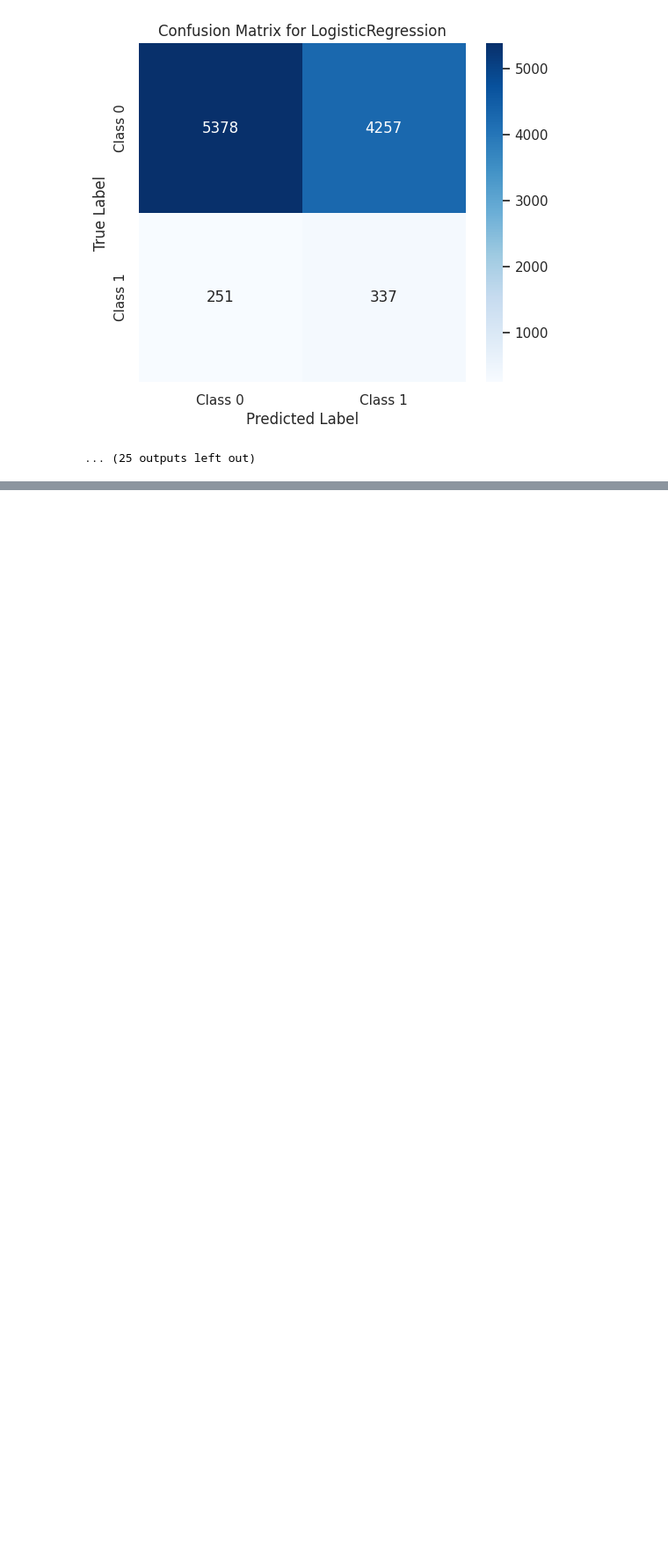
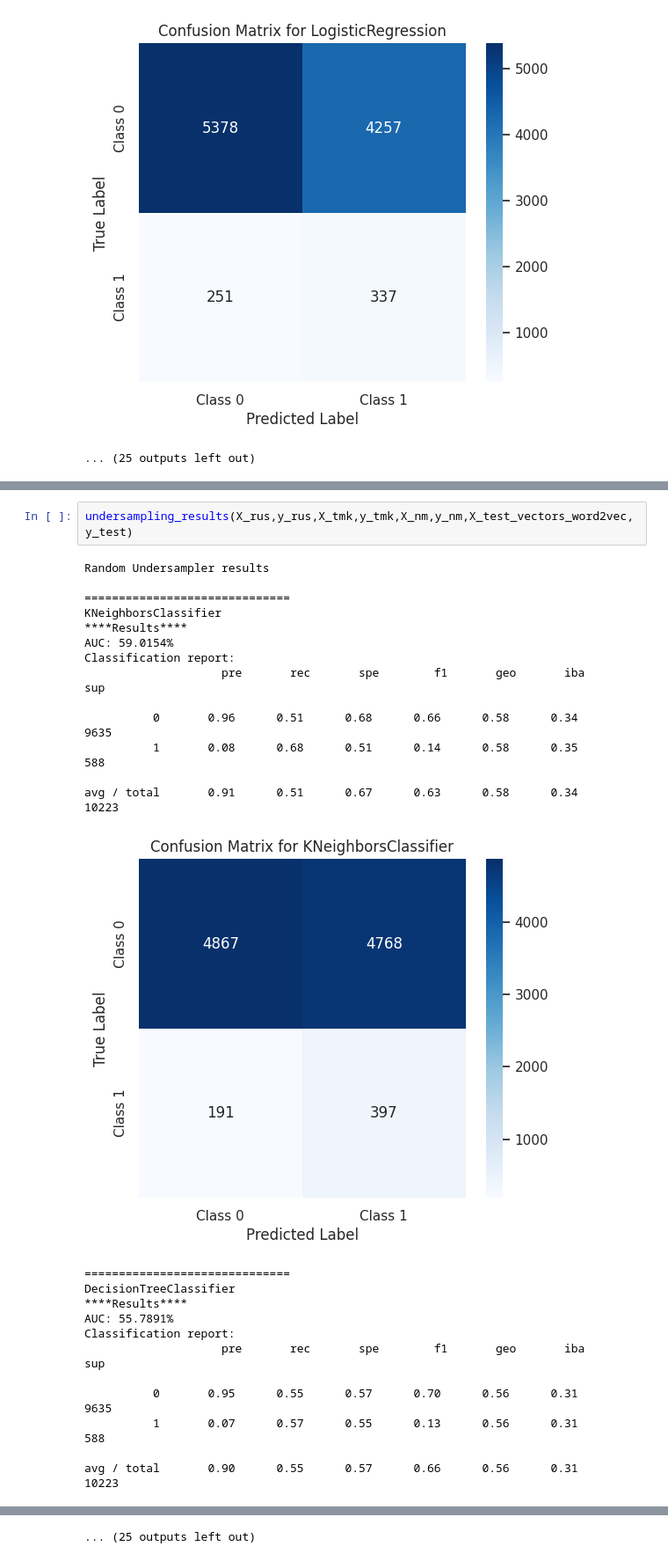
Before and after one commit to dev-69/MajorProject, a Jupyter notebook: UnderSamplingNotebookk.ipynb, the cells around one changed output, grey strips where cells are left out. Shown at 88% size. Drawn from its saved outputs; the diff is of its cells as text; blank space fills up the shorter version.

```diff
--- a/UnderSamplingNotebookk.ipynb
+++ b/UnderSamplingNotebookk.ipynb
@@ -746,0 +823,28 @@ avg / total       0.90      0.56      0.57      0.67      0.57      0.32     102
+# %%
+undersampling_results(X_rus,y_rus,X_tmk,y_tmk,X_nm,y_nm,X_test_vectors_word2vec,y_test)
+# %% [output]
+Random Undersampler results
+
+==============================
+KNeighborsClassifier
+****Results****
+AUC: 59.0154%
+Classification report:
+                    pre       rec       spe        f1       geo       iba       sup
+
+          0       0.96      0.51      0.68      0.66      0.58      0.34      9635
+          1       0.08      0.68      0.51      0.14      0.58      0.35       588
+
+avg / total       0.91      0.51      0.67      0.63      0.58      0.34     10223
+[figure, added]
+==============================
+DecisionTreeClassifier
+****Results****
+AUC: 55.7891%
+Classification report:
+                    pre       rec       spe        f1       geo       iba       sup
+
+          0       0.95      0.55      0.57      0.70      0.56      0.31      9635
+          1       0.07      0.57      0.55      0.13      0.56      0.31       588
+
+avg / total       0.90      0.55      0.57      0.66      0.56      0.31     10223
@@ -746,0 +900 @@ avg / total       0.90      0.56      0.57      0.67      0.57      0.32     102
+... (25 outputs left out)
```
Also changed, not shown: parts of 5 cells of this notebook.
